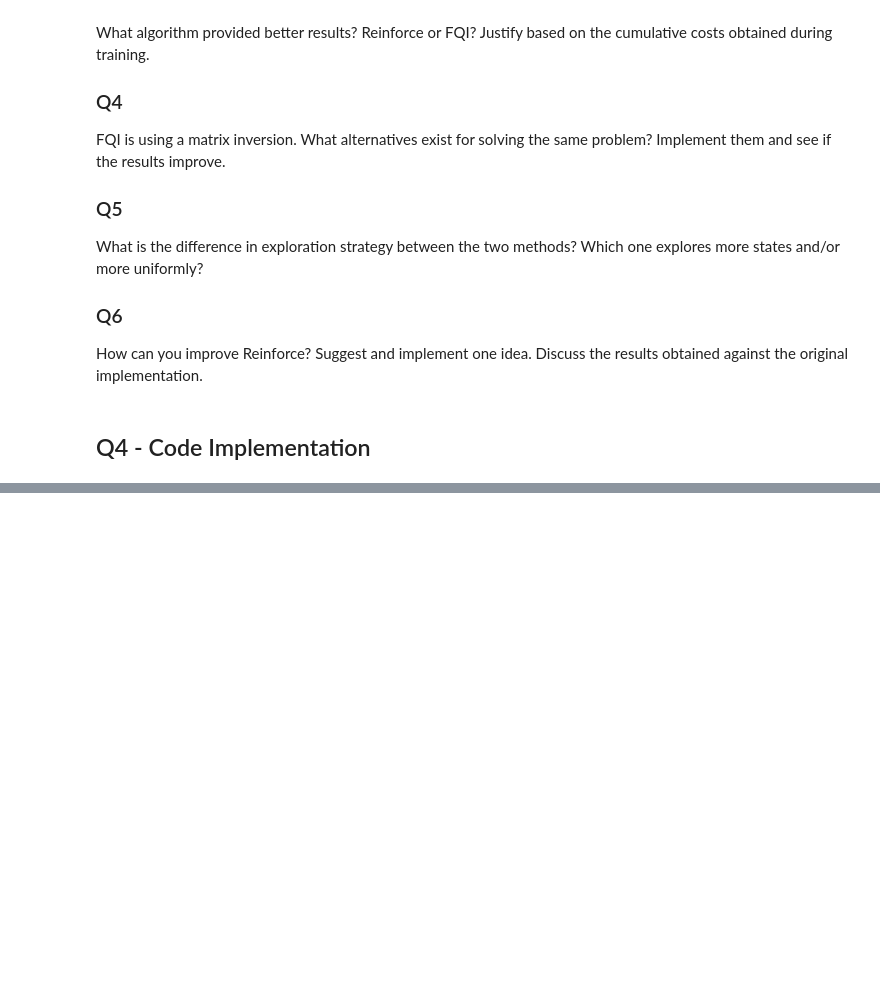
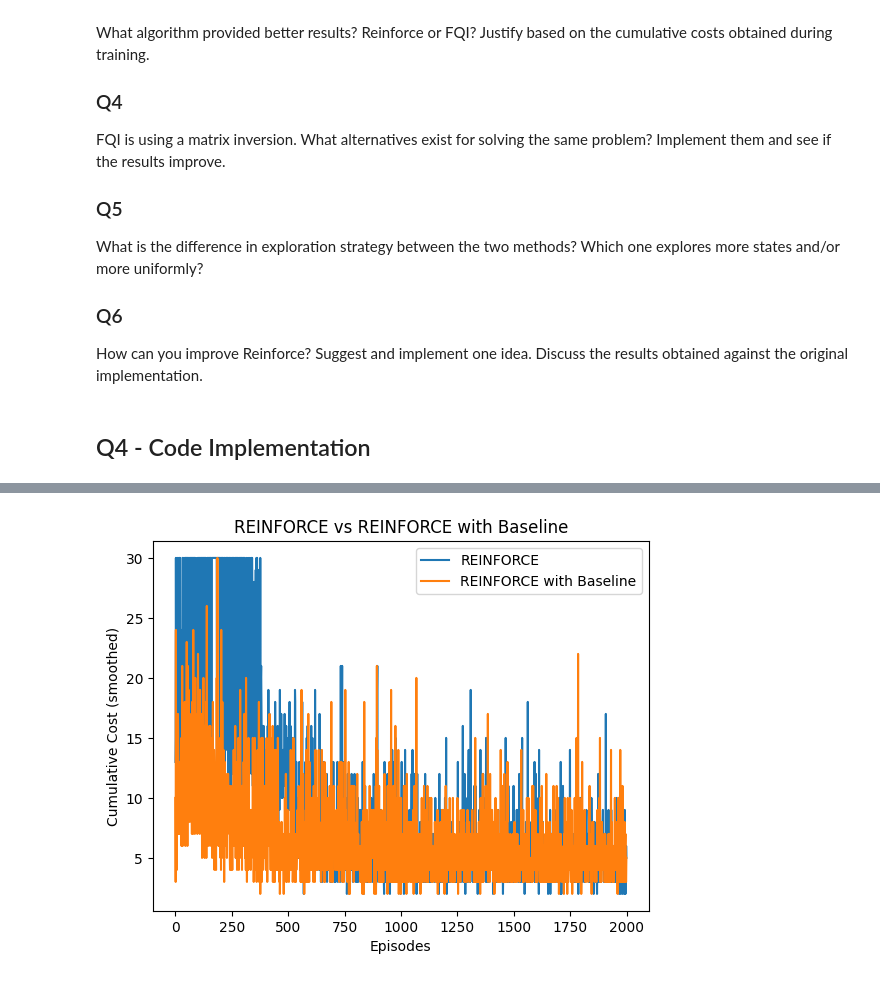
Before and after one commit to FranciscoRedondo29/PADI, a Jupyter notebook: lab4/padi_lab4.ipynb, the cells around one changed output, grey strips where cells are left out. Cells and saved outputs as stored; diff of their text form; code cells hidden in the pictures; blank space fills up the shorter version.

```diff
--- a/lab4/padi_lab4.ipynb
+++ b/lab4/padi_lab4.ipynb
@@ -569,0 +570,75 @@ Training FQI with Gradient Descent...
+# %%
+def reinforceUpdate_baseline(states, actions, costs, theta, lr=0.005, gamma=0.99):
+    T = len(states)
+    Na = theta.shape[1]
+    next_theta = np.copy(theta)
+
+    # Compute all returns G_t
+    returns = []
+    for t in range(T):
+        G_t = sum((gamma ** (k - t)) * costs[k] for k in range(t, T))
+        returns.append(G_t)
+
+    # Baseline: mean return across the episode
+    baseline = np.mean(returns)
+
+    for t in range(T):
+        G_t = returns[t]
+        f_t = states[t]
+        a_t = actions[t]
+
+        pi = softmaxProb(f_t, next_theta)
+
+        indicator = np.zeros(Na)
+        indicator[a_t] = 1.0
+        diff = indicator - pi
+        grad = np.outer(f_t, diff)
+
+        # Subtract baseline from return
+        next_theta = next_theta - lr * (gamma ** t) * (G_t - baseline) * grad
+
+    return next_theta
+
+
+def reinforce_baseline(env, Na, lr=0.005, gamma=0.99, Niter=100, MaxSteps=30):
+    theta = np.zeros((2, Na))
+    Log = []
+
+    for i in range(Niter):
+        states, actions, costs = [], [], []
+        x = 0
+        for _ in range(MaxSteps):
+            f = x_to_features(np.array([x])).flatten()
+            probs = softmaxProb(f, theta)
+            a = np.random.choice(Na, p=probs)
+            xn, c = golf_env_step(env, x, a)
+            states.append(f)
+            actions.append(a)
+            costs.append(c)
+            x = xn
+            if c == 0:
+                break
+        Log.append(np.sum(costs))
+        theta = reinforceUpdate_baseline(states, actions, costs, theta, lr=lr, gamma=gamma)
+
+    return theta, Log
+
+
+# Train both and compare
+theta_reinforce, LogReinforce = reinforce(env=ENV, Na=6, Niter=2000, lr=0.01)
+theta_baseline, LogBaseline = reinforce_baseline(env=ENV, Na=6, Niter=2000, lr=0.01)
+
+# Plot comparison
+window = 50
+#LogReinforce_smooth = np.convolve(LogReinforce, np.ones(window)/window, mode='valid')
+#LogBaseline_smooth = np.convolve(LogBaseline, np.ones(window)/window, mode='valid')
+
+plt.plot(LogReinforce, label='REINFORCE')
+plt.plot(LogBaseline, label='REINFORCE with Baseline')
+plt.xlabel('Episodes')
+plt.ylabel('Cumulative Cost (smoothed)')
+plt.legend()
+plt.title('REINFORCE vs REINFORCE with Baseline')
+plt.show()
+# %% [output]
+[figure, added]
```
Also changed, not shown: parts of 4 cells of this notebook.
